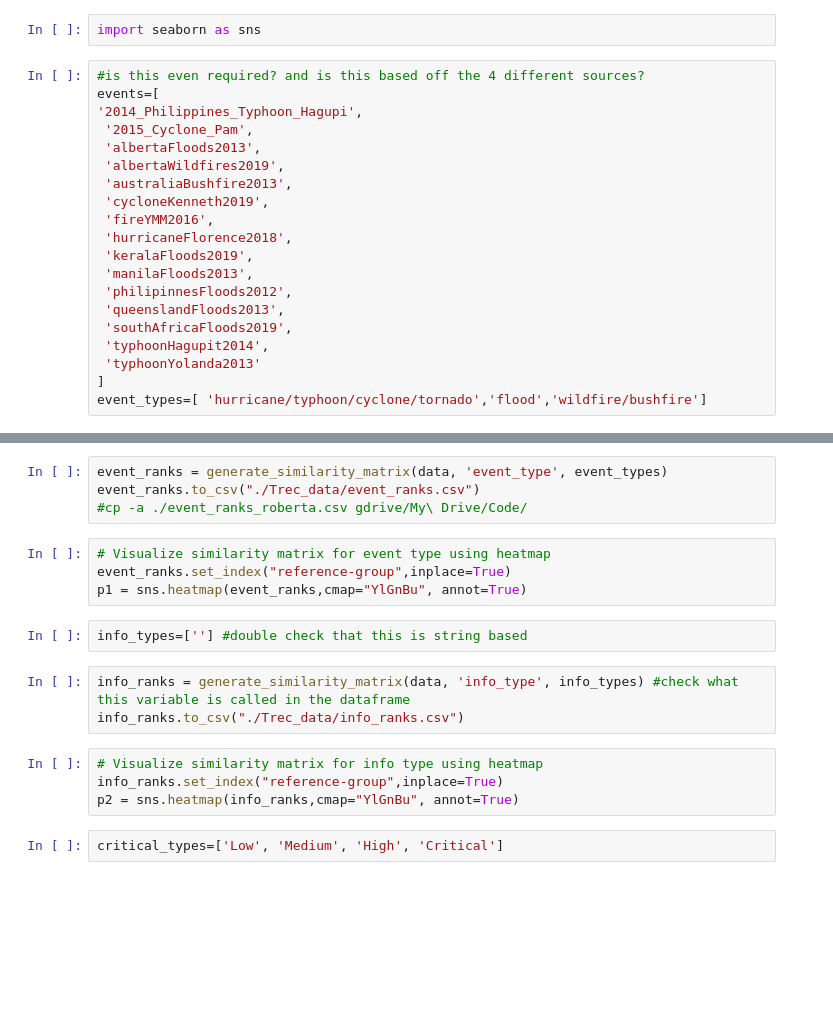
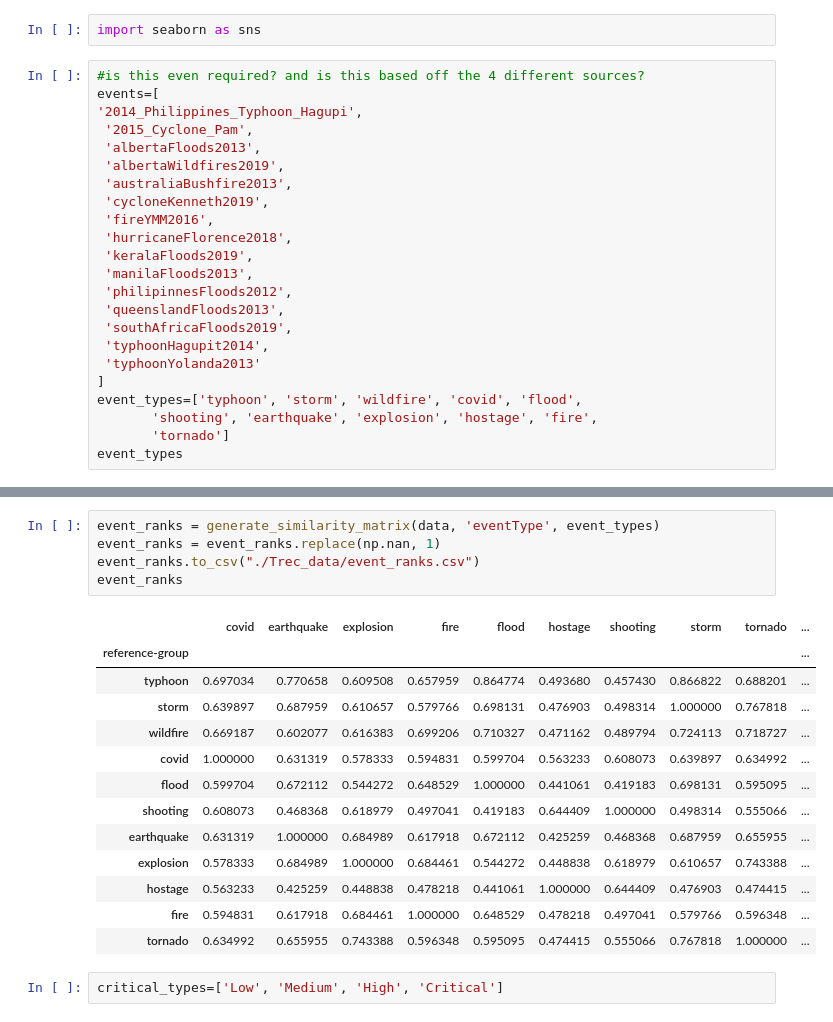
Before and after one commit to acpedersen/REU-2021, a Jupyter notebook: analyze-data.ipynb, the cells around one changed output, grey strips where cells are left out. Saved outputs shown, nothing was run; the diff lists cells and outputs as text; blank space fills up the shorter version.

```diff
--- a/analyze-data.ipynb
+++ b/analyze-data.ipynb
@@ -258,4 +306,7 @@ events=[
  'typhoonHagupit2014',
  'typhoonYolanda2013'
 ]
-event_types=[ 'hurricane/typhoon/cyclone/tornado','flood','wildfire/bushfire']
+event_types=['typhoon', 'storm', 'wildfire', 'covid', 'flood',
+       'shooting', 'earthquake', 'explosion', 'hostage', 'fire',
+       'tornado']
+event_types
@@ -262,20 +325,22 @@ event_types=[ 'hurricane/typhoon/cyclone/tornado','flood','wildfire/bushfire']
 # %%
-event_ranks = generate_similarity_matrix(data, 'event_type', event_types)
+event_ranks = generate_similarity_matrix(data, 'eventType', event_types)
+event_ranks = event_ranks.replace(np.nan, 1)
 event_ranks.to_csv("./Trec_data/event_ranks.csv")
-#cp -a ./event_ranks_roberta.csv gdrive/My\ Drive/Code/
+event_ranks
+# %% [output]
+|  | covid | earthquake | explosion | fire | flood | hostage | shooting | storm | tornado | ... |
+| reference-group |  |  |  |  |  |  |  |  |  | ... |
+| typhoon | 0.697034 | 0.770658 | 0.609508 | 0.657959 | 0.864774 | 0.493680 | 0.457430 | 0.866822 | 0.688201 | ... |
+| storm | 0.639897 | 0.687959 | 0.610657 | 0.579766 | 0.698131 | 0.476903 | 0.498314 | 1.000000 | 0.767818 | ... |
+| wildfire | 0.669187 | 0.602077 | 0.616383 | 0.699206 | 0.710327 | 0.471162 | 0.489794 | 0.724113 | 0.718727 | ... |
+| covid | 1.000000 | 0.631319 | 0.578333 | 0.594831 | 0.599704 | 0.563233 | 0.608073 | 0.639897 | 0.634992 | ... |
+| flood | 0.599704 | 0.672112 | 0.544272 | 0.648529 | 1.000000 | 0.441061 | 0.419183 | 0.698131 | 0.595095 | ... |
+| shooting | 0.608073 | 0.468368 | 0.618979 | 0.497041 | 0.419183 | 0.644409 | 1.000000 | 0.498314 | 0.555066 | ... |
+| earthquake | 0.631319 | 1.000000 | 0.684989 | 0.617918 | 0.672112 | 0.425259 | 0.468368 | 0.687959 | 0.655955 | ... |
+| explosion | 0.578333 | 0.684989 | 1.000000 | 0.684461 | 0.544272 | 0.448838 | 0.618979 | 0.610657 | 0.743388 | ... |
+| hostage | 0.563233 | 0.425259 | 0.448838 | 0.478218 | 0.441061 | 1.000000 | 0.644409 | 0.476903 | 0.474415 | ... |
+| fire | 0.594831 | 0.617918 | 0.684461 | 1.000000 | 0.648529 | 0.478218 | 0.497041 | 0.579766 | 0.596348 | ... |
+| tornado | 0.634992 | 0.655955 | 0.743388 | 0.596348 | 0.595095 | 0.474415 | 0.555066 | 0.767818 | 1.000000 | ... |
-# %%
-# Visualize similarity matrix for event type using heatmap
-event_ranks.set_index("reference-group",inplace=True)
-p1 = sns.heatmap(event_ranks,cmap="YlGnBu", annot=True)
-# %%
-info_types=[''] #double check that this is string based
-# %%
-info_ranks = generate_similarity_matrix(data, 'info_type', info_types) #check what this variable is called in the dataframe
-info_ranks.to_csv("./Trec_data/info_ranks.csv")
-# %%
-# Visualize similarity matrix for info type using heatmap
-info_ranks.set_index("reference-group",inplace=True)
-p2 = sns.heatmap(info_ranks,cmap="YlGnBu", annot=True)
 # %%
 critical_types=['Low', 'Medium', 'High', 'Critical']
 # %%
```
Also changed, not shown: parts of 23 cells of this notebook, 3 other files.
